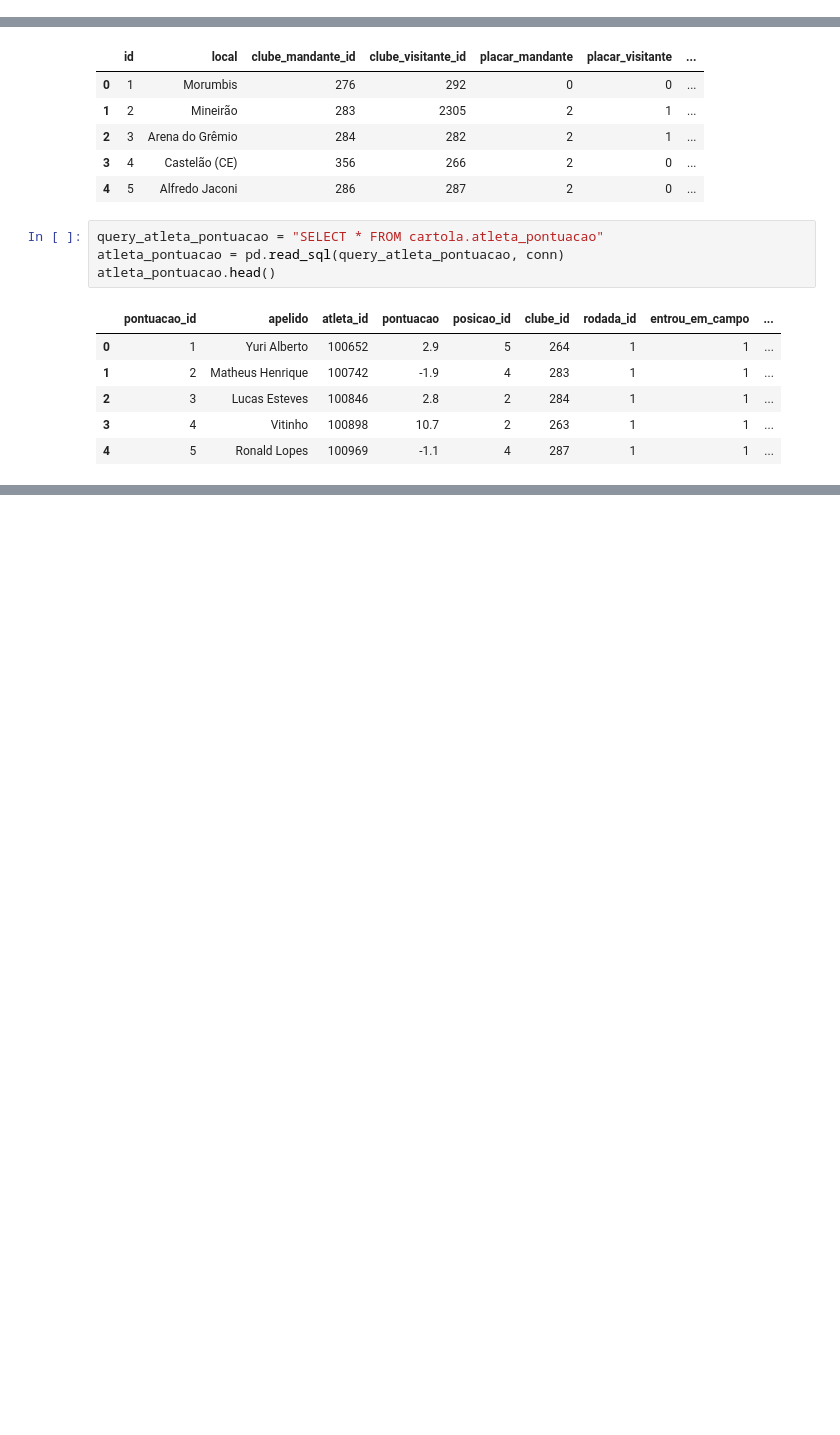
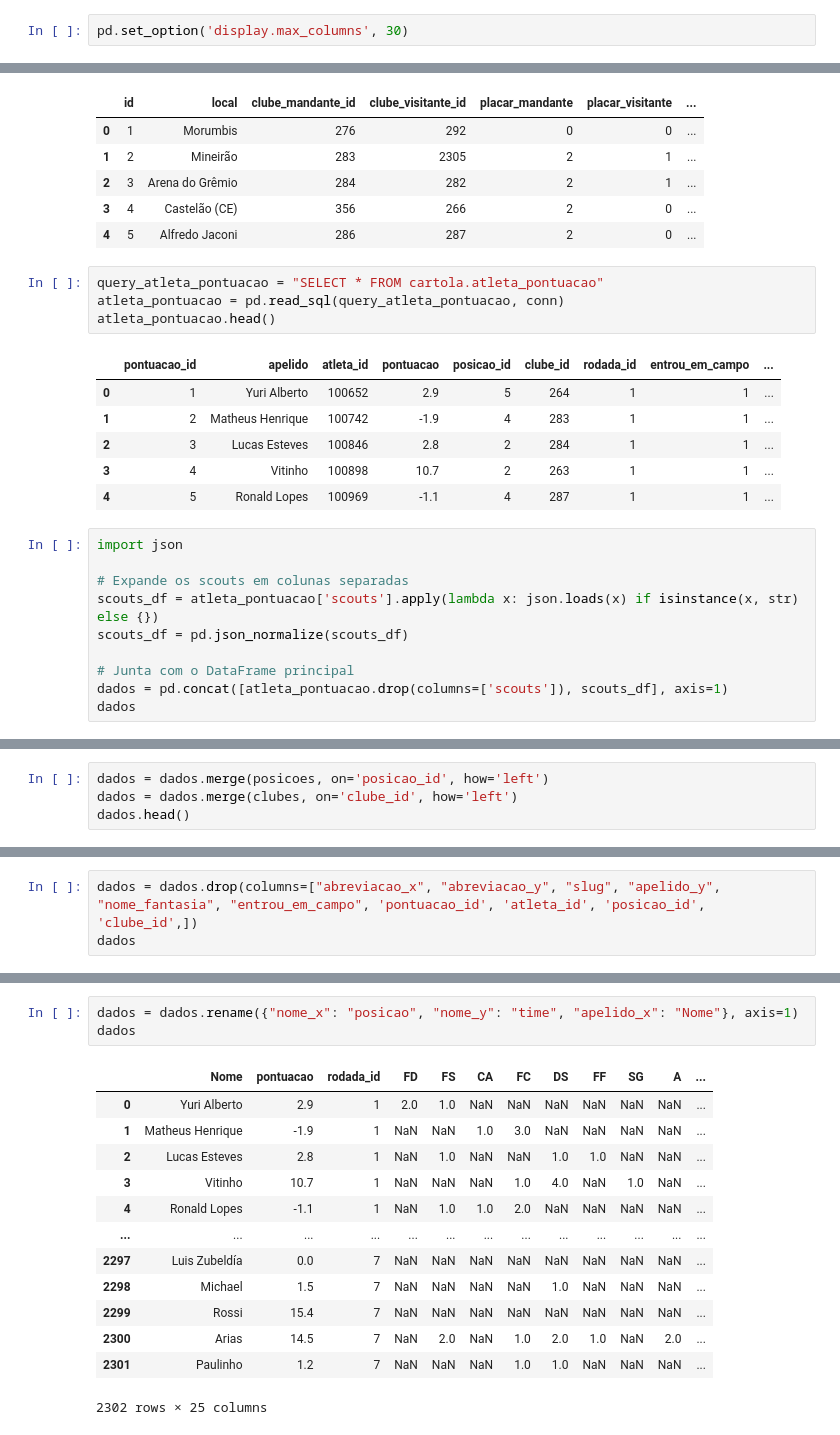
Before and after one commit to josefcaique/cartola, a Jupyter notebook: main.ipynb, the cells around one changed output, grey strips where cells are left out. Saved outputs shown, nothing was run; the diff lists cells and outputs as text; blank space fills up the shorter version.

```diff
--- a/main.ipynb
+++ b/main.ipynb
@@ -4,3 +7,5 @@ import pandas as pd
+# %%
+pd.set_option('display.max_columns', 30)
 # %%
 #Connecting with database
 conn = getConnection()
@@ -82,3 +87,13 @@ atleta_pontuacao.head()
 | 2 | 3 | Lucas Esteves | 100846 | 2.8 | 2 | 284 | 1 | 1 | ... |
 | 3 | 4 | Vitinho | 100898 | 10.7 | 2 | 263 | 1 | 1 | ... |
 | 4 | 5 | Ronald Lopes | 100969 | -1.1 | 4 | 287 | 1 | 1 | ... |
+# %%
+import json
+
+# Expande os scouts em colunas separadas
+scouts_df = atleta_pontuacao['scouts'].apply(lambda x: json.loads(x) if isinstance(x, str) else {})
+scouts_df = pd.json_normalize(scouts_df)
+
+# Junta com o DataFrame principal
+dados = pd.concat([atleta_pontuacao.drop(columns=['scouts']), scouts_df], axis=1)
+dados
@@ -84,0 +114,4 @@ atleta_pontuacao.head()
+# %%
+dados = dados.merge(posicoes, on='posicao_id', how='left')
+dados = dados.merge(clubes, on='clube_id', how='left')
+dados.head()
@@ -84,0 +126,3 @@ atleta_pontuacao.head()
+# %%
+dados = dados.drop(columns=["abreviacao_x", "abreviacao_y", "slug", "apelido_y", "nome_fantasia", "entrou_em_campo", 'pontuacao_id', 'atleta_id', 'posicao_id', 'clube_id',])
+dados
@@ -84,0 +143,17 @@ atleta_pontuacao.head()
+# %%
+dados = dados.rename({"nome_x": "posicao", "nome_y": "time", "apelido_x": "Nome"}, axis=1)
+dados
+# %% [output]
+|  | Nome | pontuacao | rodada_id | FD | FS | CA | FC | DS | FF | SG | A | ... |
+| 0 | Yuri Alberto | 2.9 | 1 | 2.0 | 1.0 | NaN | NaN | NaN | NaN | NaN | NaN | ... |
+| 1 | Matheus Henrique | -1.9 | 1 | NaN | NaN | 1.0 | 3.0 | NaN | NaN | NaN | NaN | ... |
+| 2 | Lucas Esteves | 2.8 | 1 | NaN | 1.0 | NaN | NaN | 1.0 | 1.0 | NaN | NaN | ... |
+| 3 | Vitinho | 10.7 | 1 | NaN | NaN | NaN | 1.0 | 4.0 | NaN | 1.0 | NaN | ... |
+| 4 | Ronald Lopes | -1.1 | 1 | NaN | 1.0 | 1.0 | 2.0 | NaN | NaN | NaN | NaN | ... |
+| ... | ... | ... | ... | ... | ... | ... | ... | ... | ... | ... | ... | ... |
+| 2297 | Luis Zubeldía | 0.0 | 7 | NaN | NaN | NaN | NaN | NaN | NaN | NaN | NaN | ... |
+| 2298 | Michael | 1.5 | 7 | NaN | NaN | NaN | NaN | 1.0 | NaN | NaN | NaN | ... |
+| 2299 | Rossi | 15.4 | 7 | NaN | NaN | NaN | NaN | NaN | NaN | NaN | NaN | ... |
+| 2300 | Arias | 14.5 | 7 | NaN | 2.0 | NaN | 1.0 | 2.0 | 1.0 | NaN | 2.0 | ... |
+| 2301 | Paulinho | 1.2 | 7 | NaN | NaN | NaN | 1.0 | 1.0 | NaN | NaN | NaN | ... |
+2302 rows × 25 columns
```
Also changed, not shown: parts of 9 cells of this notebook, 3 other files.
